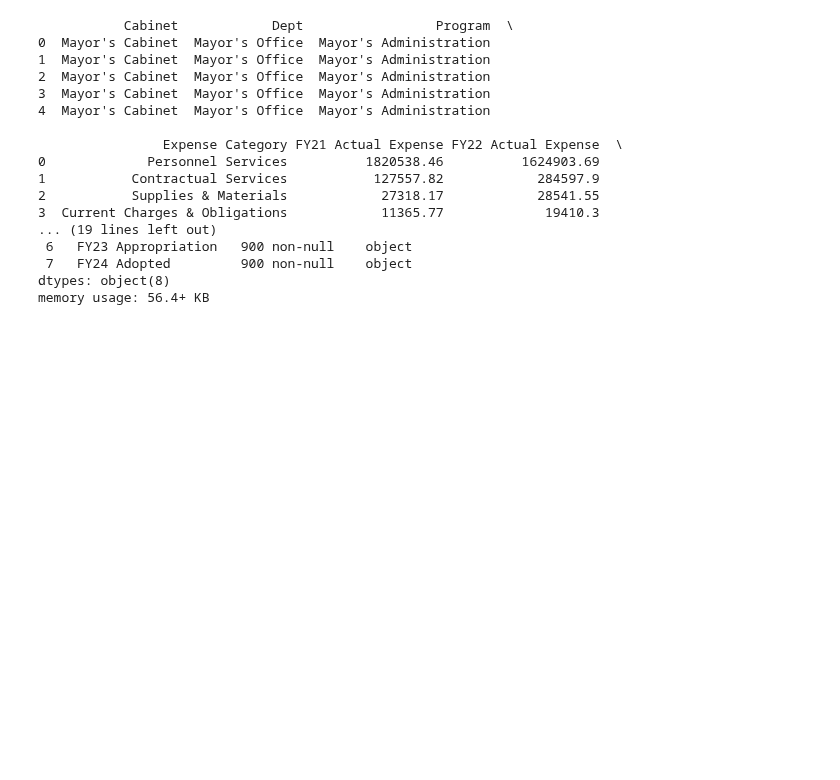
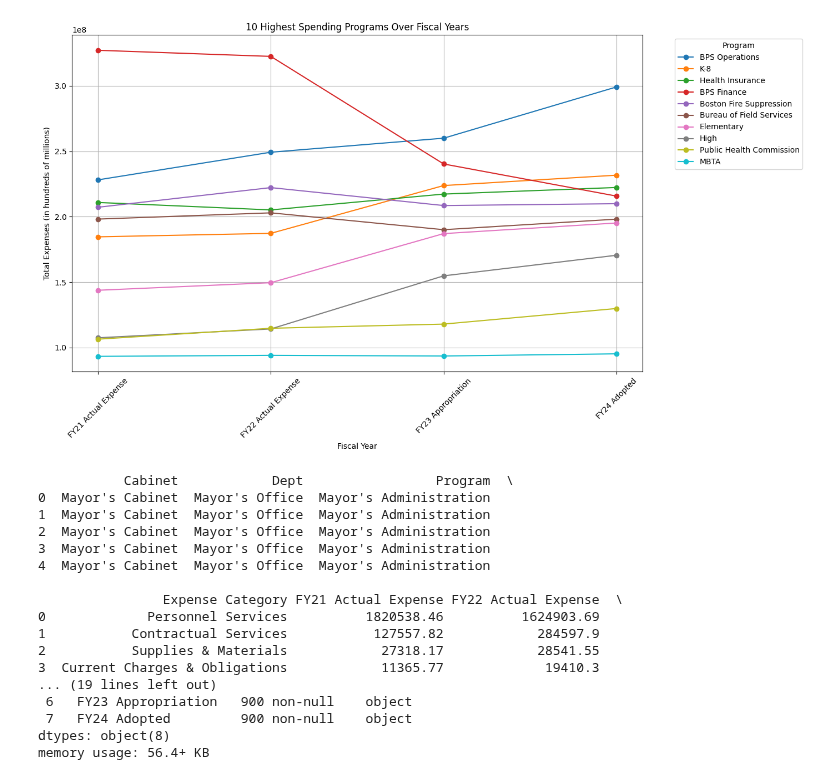
Before and after one commit to BU-Spark/ds-boston-city-budget, a Jupyter notebook: fa23-team-a/visual.ipynb, the cells around one changed output. Drawn from its saved outputs; the diff is of its cells as text; code cells hidden in the pictures; blank space fills up the shorter version.

```diff
--- a/fa23-team-a/visual.ipynb
+++ b/fa23-team-a/visual.ipynb
@@ -5,3 +30,31 @@ df = pd.read_csv("data/fy24-adopted-operating-budget.csv")
+# %%
+import matplotlib.pyplot as plt
+
+# Convert the expense columns to numeric values, ignoring non-numeric data
+expense_columns = ['FY21 Actual Expense', 'FY22 Actual Expense', 'FY23 Appropriation', 'FY24 Adopted']
+data[expense_columns] = data[expense_columns].apply(pd.to_numeric, errors='coerce')
+
+# Group the data by program and sum the expenses for each fiscal year
+program_expenses = data.groupby('Program')[expense_columns].sum()
+
+# Find the 10 highest spending programs for the latest fiscal year
+highest_spending_programs = program_expenses.nlargest(10, expense_columns[-1])
+
+# Plotting the spending for the 10 highest spending programs over the years
+plt.figure(figsize=(14, 8))
+for program in highest_spending_programs.index:
+    plt.plot(expense_columns, highest_spending_programs.loc[program], marker='o', label=program)
+
+plt.title('10 Highest Spending Programs Over Fiscal Years')
+plt.xlabel('Fiscal Year')
+plt.ylabel('Total Expenses (in hundreds of millions)')
+plt.legend(title='Program', bbox_to_anchor=(1.05, 1), loc='upper left')
+plt.grid(True)
+plt.xticks(rotation=45)
+plt.tight_layout()
+plt.show()
+# %% [output]
+[figure, added]
 # %%
 print(df.head())
 df.info()
```
Also changed, not shown: parts of 2 cells of this notebook.
